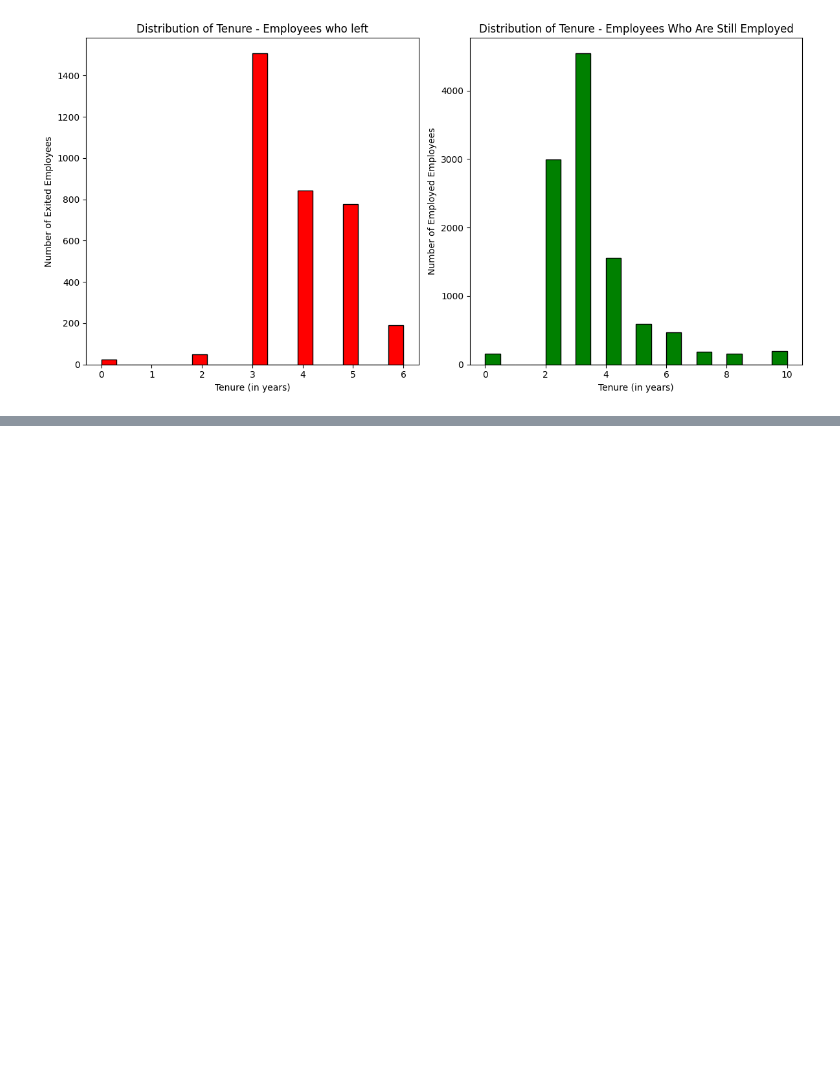
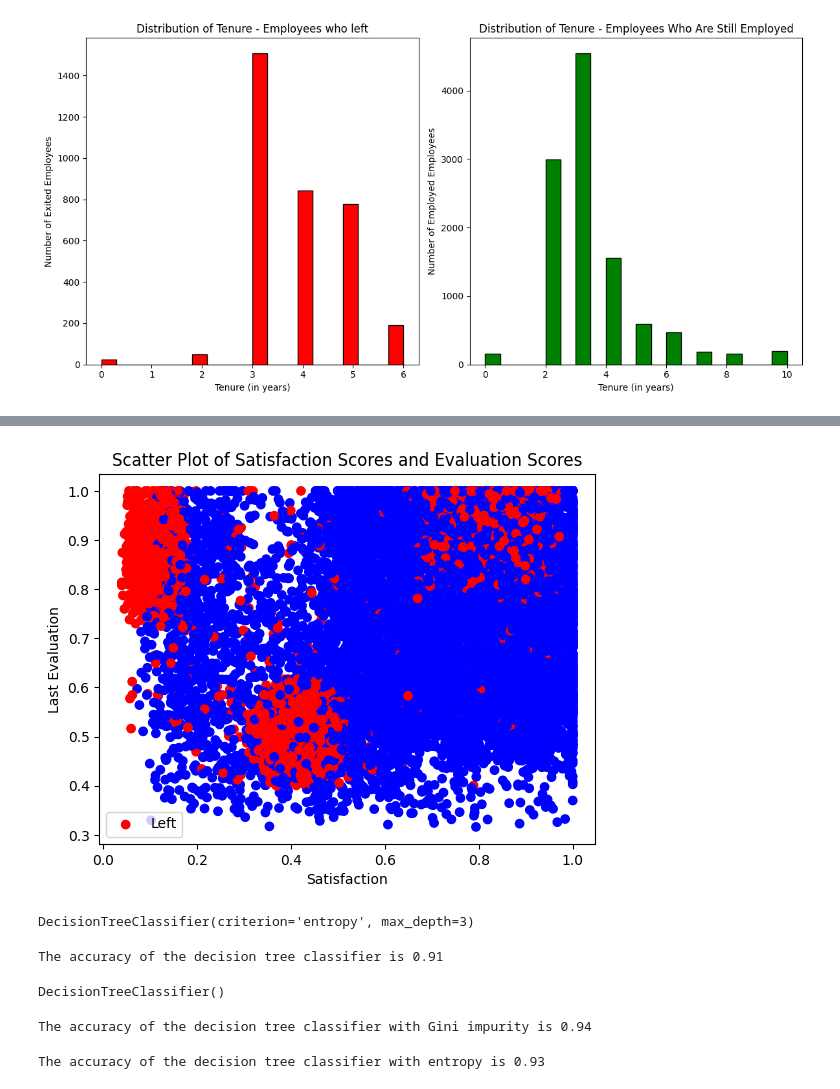
Before and after one commit to rahul-727/ML, a Jupyter notebook: 2348544_Lab7.ipynb, the cells around one changed output, grey strips where cells are left out. Cells and saved outputs as stored; diff of their text form; code cells hidden in the pictures; blank space fills up the shorter version.

```diff
--- a/2348544_Lab7.ipynb
+++ b/2348544_Lab7.ipynb
@@ -101,0 +124,9 @@ plt.show()
+# %%
+plt.scatter(df["satisfaction"], df["last_evaluation"], c=df["status"].map({"Left": "red", "Employed": "blue"}))
+plt.xlabel("Satisfaction") # Add x-axis label
+plt.ylabel("Last Evaluation") # Add y-axis label
+plt.title("Scatter Plot of Satisfaction Scores and Evaluation Scores") # Add title
+plt.legend(["Left", "Employed"]) # Add legend
+plt.show() # Show the plot
+# %% [output]
+[figure, added]
@@ -101,0 +143,13 @@ plt.show()
+# %%
+clf = DecisionTreeClassifier(criterion="entropy", max_depth=3)
+clf.fit(X_train, y_train) # Train the classifier on the training set
+# %% [output]
+DecisionTreeClassifier(criterion='entropy', max_depth=3)
+# %%
+y_pred = clf.predict(X_test)
+
+# Evaluate the model performance using accuracy score
+acc = accuracy_score(y_test, y_pred)
+print(f"The accuracy of the decision tree classifier is {acc:.2f}")
+# %% [output]
+The accuracy of the decision tree classifier is 0.91
@@ -101,0 +158,25 @@ plt.show()
+# %%
+clf_gini = DecisionTreeClassifier(criterion="gini")
+clf_gini.fit(X_train, y_train)
+# %% [output]
+DecisionTreeClassifier()
+# %%
+y_pred_gini = clf_gini.predict(X_test)
+
+# Evaluate the model performance using accuracy score
+acc_gini = accuracy_score(y_test, y_pred_gini)
+print(f"The accuracy of the decision tree classifier with Gini impurity is {acc_gini:.2f}")
+# %% [output]
+The accuracy of the decision tree classifier with Gini impurity is 0.94
+# %%
+clf_entropy = DecisionTreeClassifier(criterion="entropy")
+clf_entropy.fit(X_train, y_train) # Train the classifier on the training set
+
+# Predict the labels of the testing set using entropy
+y_pred_entropy = clf_entropy.predict(X_test)
+
+# Evaluate the model performance using accuracy score
+acc_entropy = accuracy_score(y_test, y_pred_entropy)
+print(f"The accuracy of the decision tree classifier with entropy is {acc_entropy:.2f}")
+# %% [output]
+The accuracy of the decision tree classifier with entropy is 0.93
```
Also changed, not shown: parts of 27 cells of this notebook.
